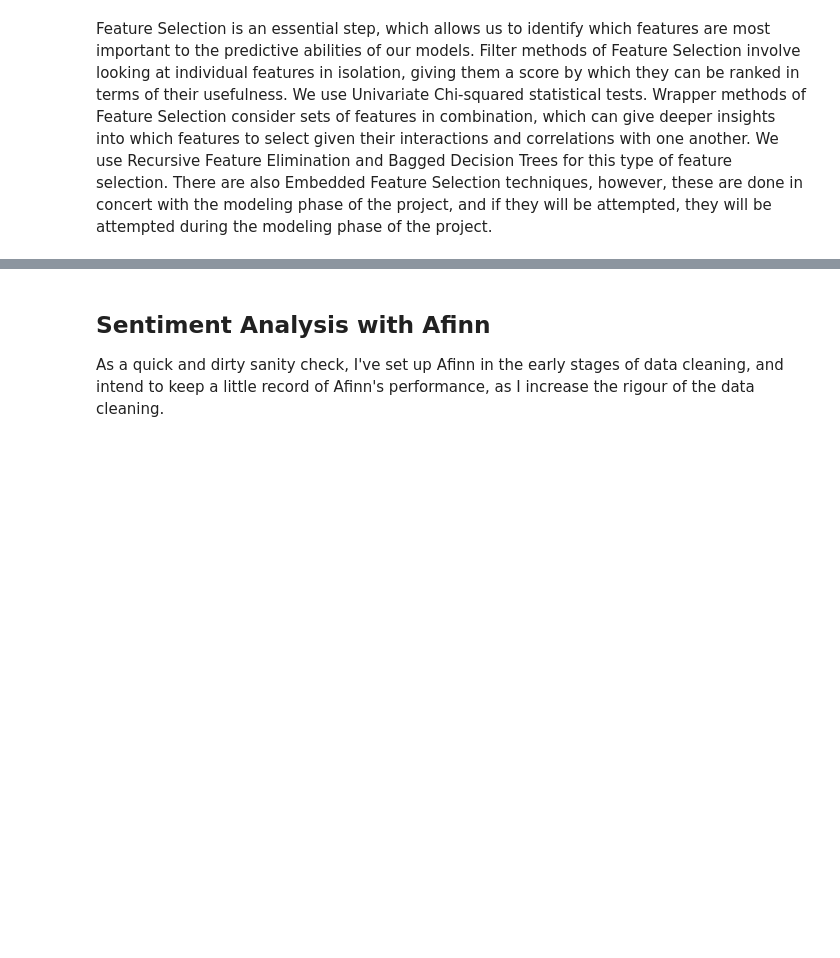
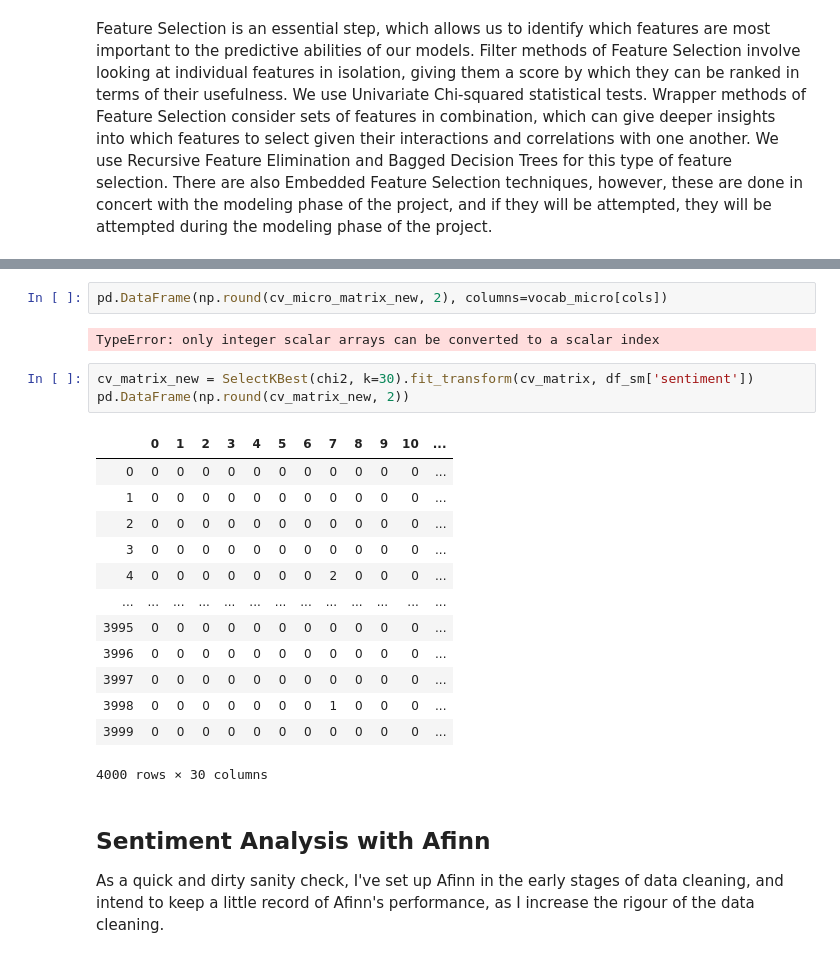
Before and after one commit to 3dspace/language-processing-lifecycle-fall2019, a Jupyter notebook: pgray-csml1010-project.ipynb, the cells around one changed output, grey strips where cells are left out. Cells and saved outputs as stored; diff of their text form; blank space fills up the shorter version.

Commit message:
Mid feature Selection
Checking in, just to keep it safe.

```diff
--- a/pgray-csml1010-project.ipynb
+++ b/pgray-csml1010-project.ipynb
@@ -774,3 +796,24 @@ Feature Selection is an essential step, which allows us to identify which featur
+# %%
+pd.DataFrame(np.round(cv_micro_matrix_new, 2), columns=vocab_micro[cols])
+# %% [output]
+TypeError: only integer scalar arrays can be converted to a scalar index
+# %%
+cv_matrix_new = SelectKBest(chi2, k=30).fit_transform(cv_matrix, df_sm['sentiment'])
+pd.DataFrame(np.round(cv_matrix_new, 2))
+# %% [output]
+|  | 0 | 1 | 2 | 3 | 4 | 5 | 6 | 7 | 8 | 9 | 10 | ... |
+| 0 | 0 | 0 | 0 | 0 | 0 | 0 | 0 | 0 | 0 | 0 | 0 | ... |
+| 1 | 0 | 0 | 0 | 0 | 0 | 0 | 0 | 0 | 0 | 0 | 0 | ... |
+| 2 | 0 | 0 | 0 | 0 | 0 | 0 | 0 | 0 | 0 | 0 | 0 | ... |
+| 3 | 0 | 0 | 0 | 0 | 0 | 0 | 0 | 0 | 0 | 0 | 0 | ... |
+| 4 | 0 | 0 | 0 | 0 | 0 | 0 | 0 | 2 | 0 | 0 | 0 | ... |
+| ... | ... | ... | ... | ... | ... | ... | ... | ... | ... | ... | ... | ... |
+| 3995 | 0 | 0 | 0 | 0 | 0 | 0 | 0 | 0 | 0 | 0 | 0 | ... |
+| 3996 | 0 | 0 | 0 | 0 | 0 | 0 | 0 | 0 | 0 | 0 | 0 | ... |
+| 3997 | 0 | 0 | 0 | 0 | 0 | 0 | 0 | 0 | 0 | 0 | 0 | ... |
+| 3998 | 0 | 0 | 0 | 0 | 0 | 0 | 0 | 1 | 0 | 0 | 0 | ... |
+| 3999 | 0 | 0 | 0 | 0 | 0 | 0 | 0 | 0 | 0 | 0 | 0 | ... |
+4000 rows × 30 columns
 # %% [markdown]
 ## Sentiment Analysis with Afinn
 
```
Also changed, not shown: parts of 3 cells of this notebook.
